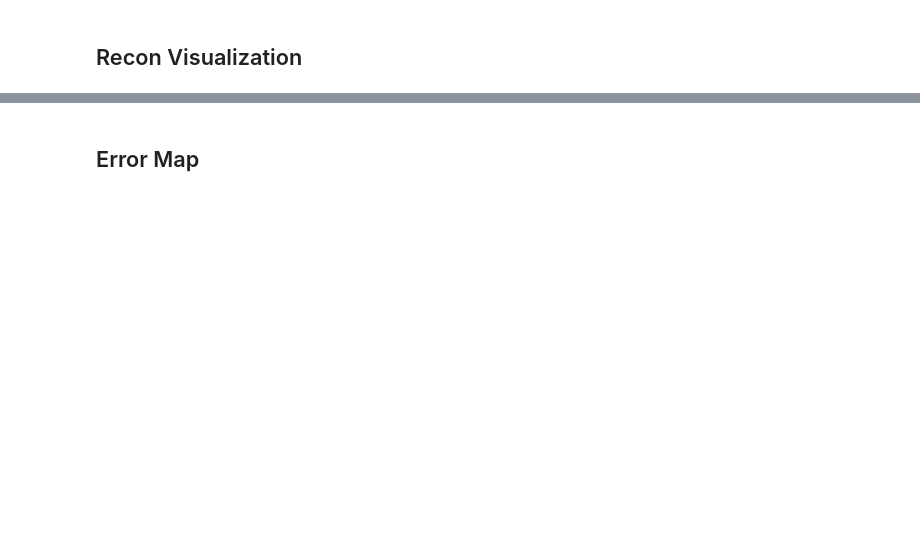
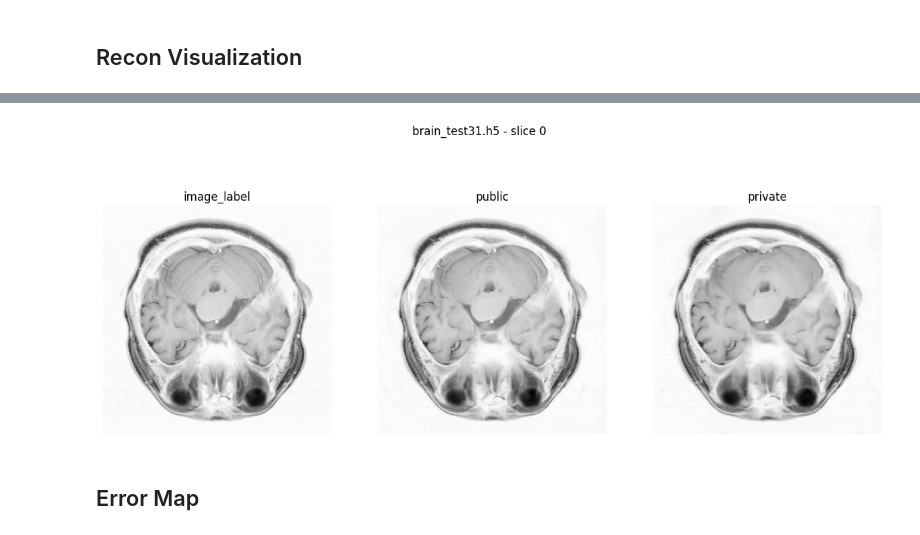
Before and after one commit to B0neh3ad/FastMRI_2024_shasha, a Jupyter notebook: recon_visualization.ipynb, the cells around one changed output, grey strips where cells are left out. Drawn from its saved outputs; the diff is of its cells as text; code cells hidden in the pictures; blank space fills up the shorter version.

```diff
--- a/recon_visualization.ipynb
+++ b/recon_visualization.ipynb
@@ -45,2 +59,6 @@ show_image_with_recon(img_path, recon_path)
+# %%
+show_image_with_recon('brain_test31.h5')
+# %% [output]
+[figure, added]
 # %% [markdown]
 ## Error Map
```
Also changed, not shown: parts of 11 cells of this notebook, 1 other file.
